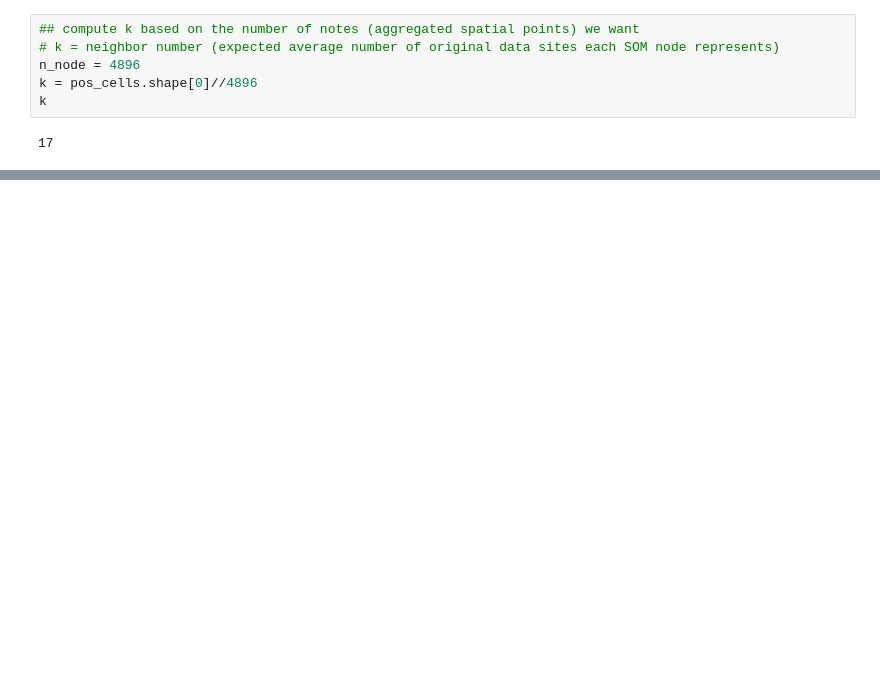
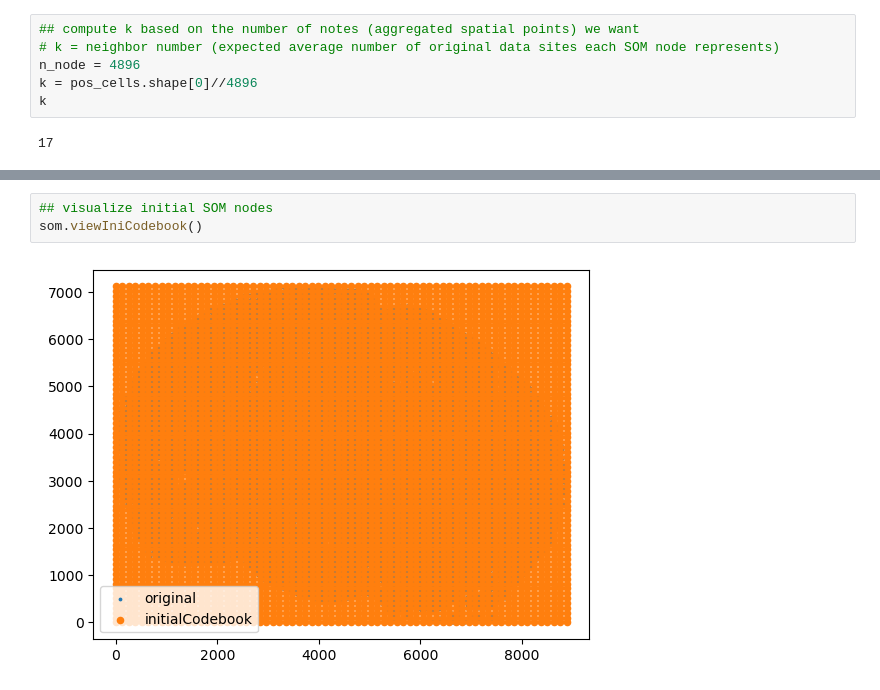
Before and after one commit to GohtaAihara/SEraster-analyses, a Jupyter notebook: analyses/run_SOMDE.ipynb, the cells around one changed output, grey strips where cells are left out. Saved outputs shown, nothing was run; the diff lists cells and outputs as text; blank space fills up the shorter version.

```diff
--- a/analyses/run_SOMDE.ipynb
+++ b/analyses/run_SOMDE.ipynb
@@ -36,3 +39,8 @@ NameError: name 'wrap_train' is not defined
+# %%
+## visualize initial SOM nodes
+som.viewIniCodebook()
+# %% [output]
+[figure, added]
 # %%
 ## visualize trained SOM nodes
 som.view()
```
Also changed, not shown: parts of 13 cells of this notebook, 13 other files.
